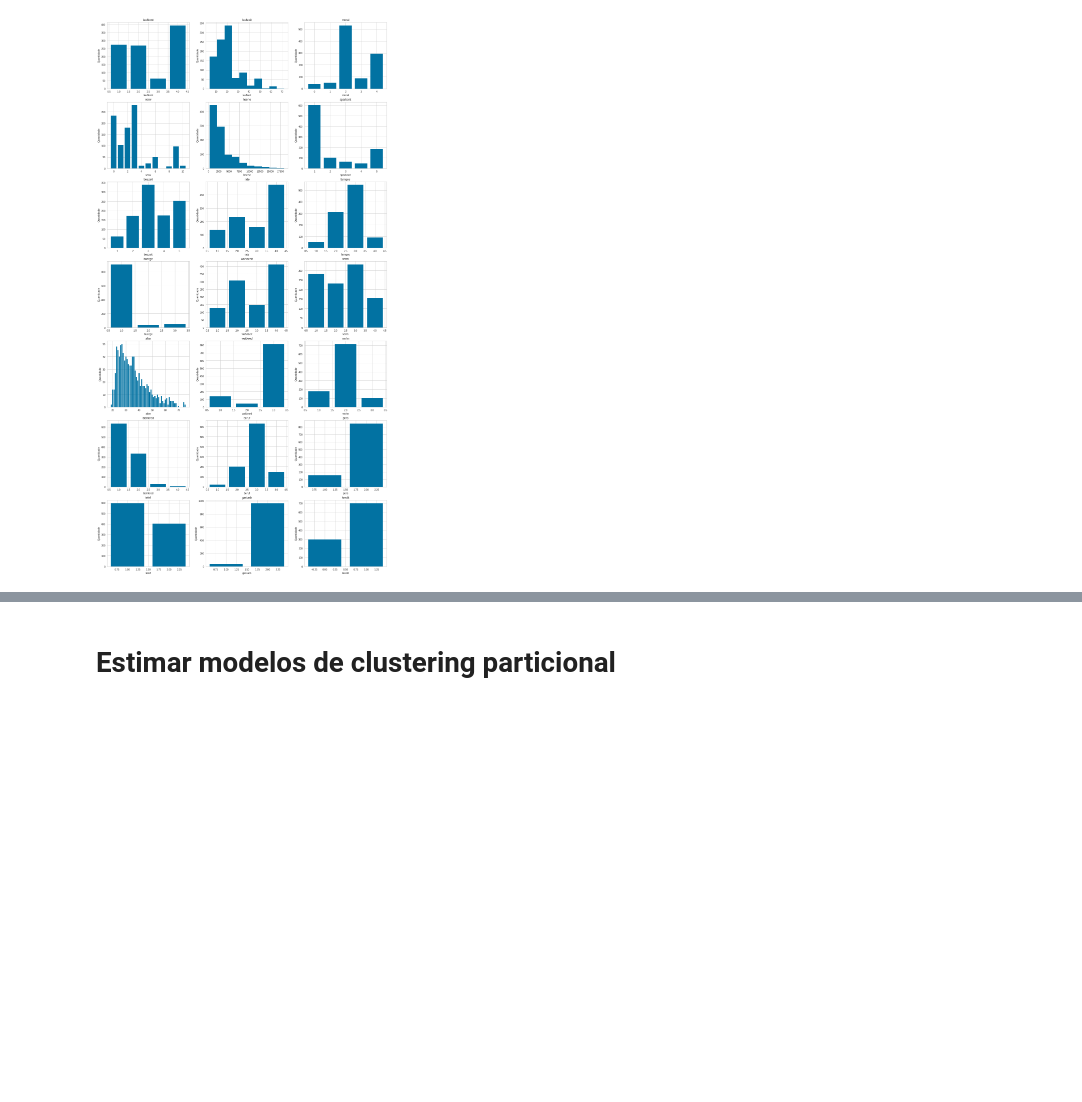
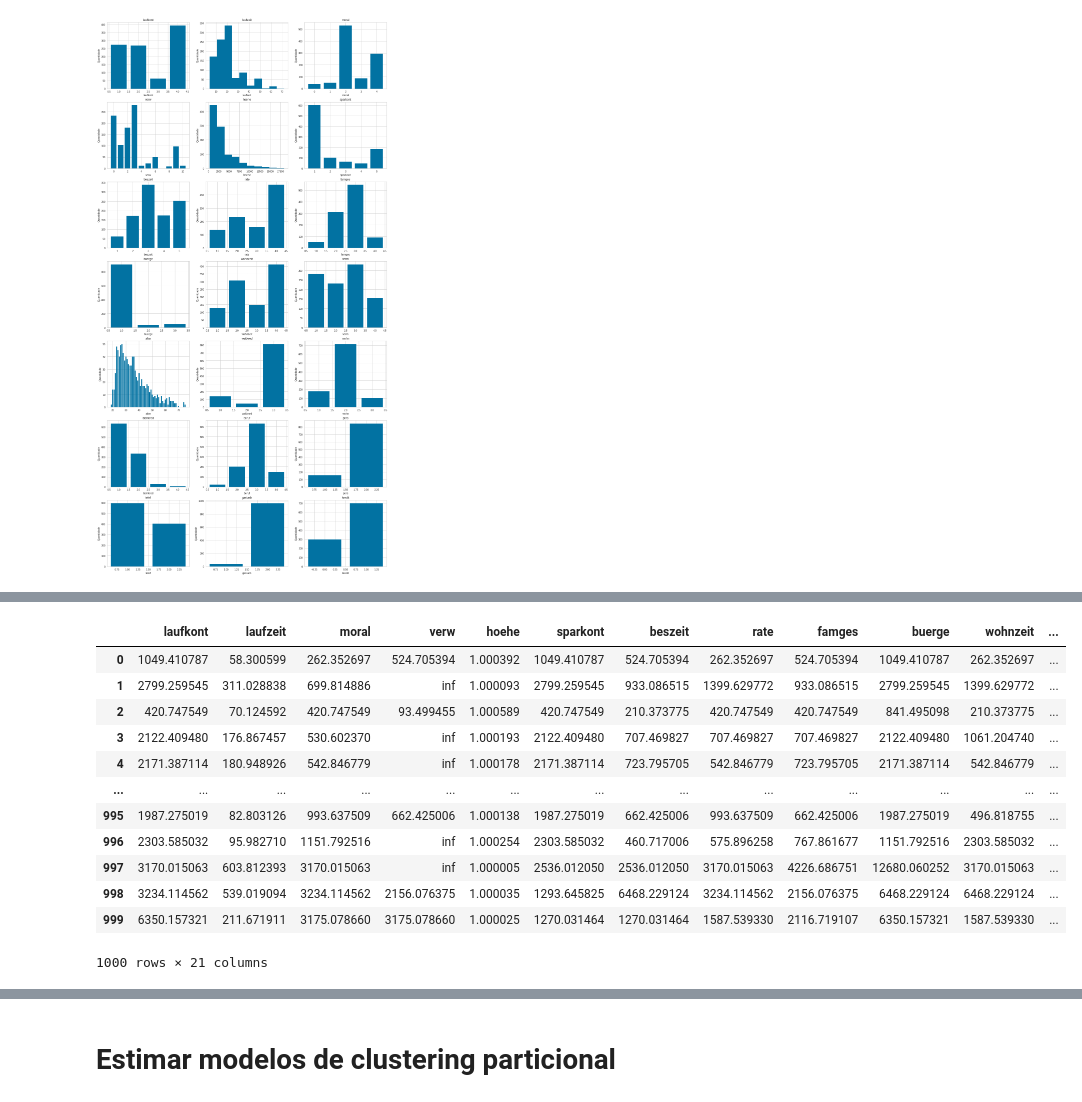
Before and after one commit to fabiobrabo/FGV_Sol_Min_Dados, a Jupyter notebook: FGV_Mineração_Cluster.ipynb, the cells around one changed output, grey strips where cells are left out. Saved outputs shown, nothing was run; the diff lists cells and outputs as text; code cells hidden in the pictures; blank space fills up the shorter version.

```diff
--- a/FGV_Mineração_Cluster.ipynb
+++ b/FGV_Mineração_Cluster.ipynb
@@ -316,0 +328,16 @@ plt.show()
+# %%
+1/scaled_df
+# %% [output]
+|  | laufkont | laufzeit | moral | verw | hoehe | sparkont | beszeit | rate | famges | buerge | wohnzeit | ... |
+| 0 | 1049.410787 | 58.300599 | 262.352697 | 524.705394 | 1.000392 | 1049.410787 | 524.705394 | 262.352697 | 524.705394 | 1049.410787 | 262.352697 | ... |
+| 1 | 2799.259545 | 311.028838 | 699.814886 | inf | 1.000093 | 2799.259545 | 933.086515 | 1399.629772 | 933.086515 | 2799.259545 | 1399.629772 | ... |
+| 2 | 420.747549 | 70.124592 | 420.747549 | 93.499455 | 1.000589 | 420.747549 | 210.373775 | 420.747549 | 420.747549 | 841.495098 | 210.373775 | ... |
+| 3 | 2122.409480 | 176.867457 | 530.602370 | inf | 1.000193 | 2122.409480 | 707.469827 | 707.469827 | 707.469827 | 2122.409480 | 1061.204740 | ... |
+| 4 | 2171.387114 | 180.948926 | 542.846779 | inf | 1.000178 | 2171.387114 | 723.795705 | 542.846779 | 723.795705 | 2171.387114 | 542.846779 | ... |
+| ... | ... | ... | ... | ... | ... | ... | ... | ... | ... | ... | ... | ... |
+| 995 | 1987.275019 | 82.803126 | 993.637509 | 662.425006 | 1.000138 | 1987.275019 | 662.425006 | 993.637509 | 662.425006 | 1987.275019 | 496.818755 | ... |
+| 996 | 2303.585032 | 95.982710 | 1151.792516 | inf | 1.000254 | 2303.585032 | 460.717006 | 575.896258 | 767.861677 | 1151.792516 | 2303.585032 | ... |
+| 997 | 3170.015063 | 603.812393 | 3170.015063 | inf | 1.000005 | 2536.012050 | 2536.012050 | 3170.015063 | 4226.686751 | 12680.060252 | 3170.015063 | ... |
+| 998 | 3234.114562 | 539.019094 | 3234.114562 | 2156.076375 | 1.000035 | 1293.645825 | 6468.229124 | 3234.114562 | 2156.076375 | 6468.229124 | 6468.229124 | ... |
+| 999 | 6350.157321 | 211.671911 | 3175.078660 | 3175.078660 | 1.000025 | 1270.031464 | 1270.031464 | 1587.539330 | 2116.719107 | 6350.157321 | 1587.539330 | ... |
+1000 rows × 21 columns
```
Also changed, not shown: parts of 17 cells of this notebook.
